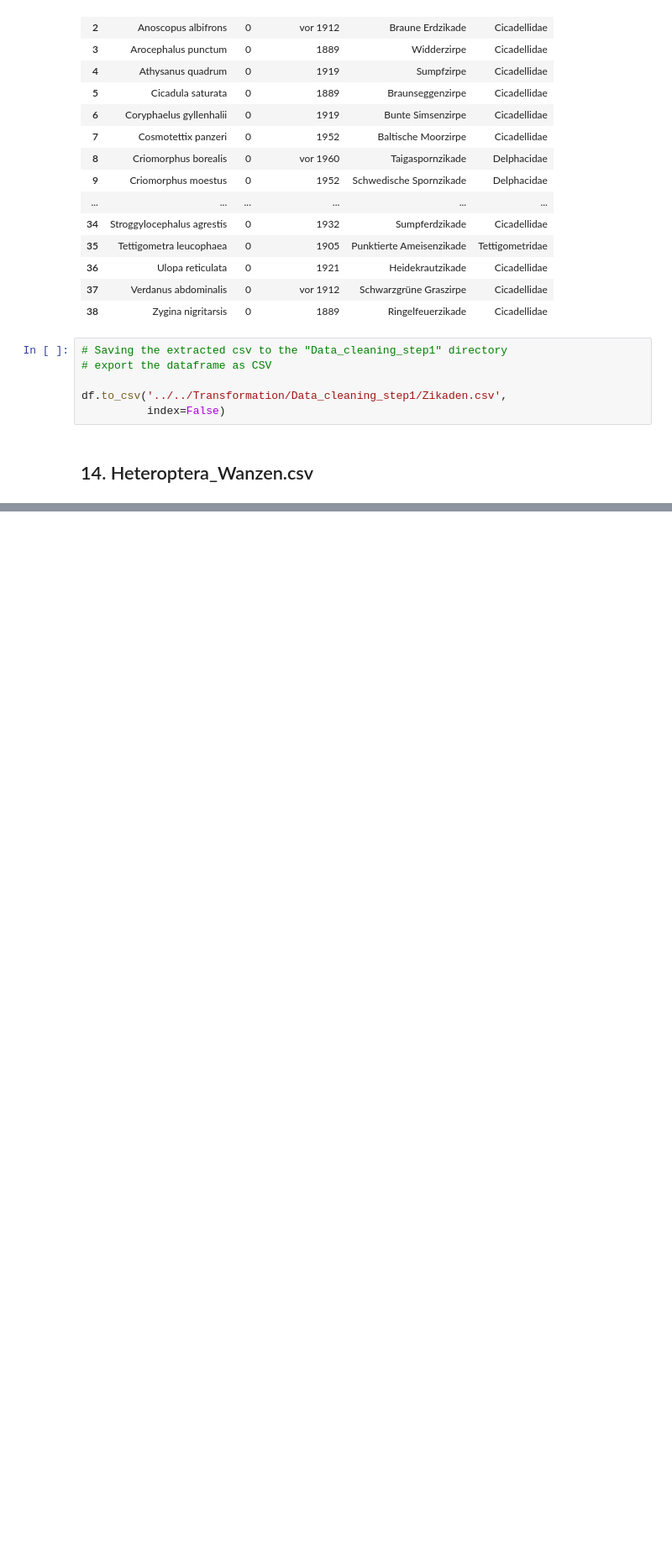
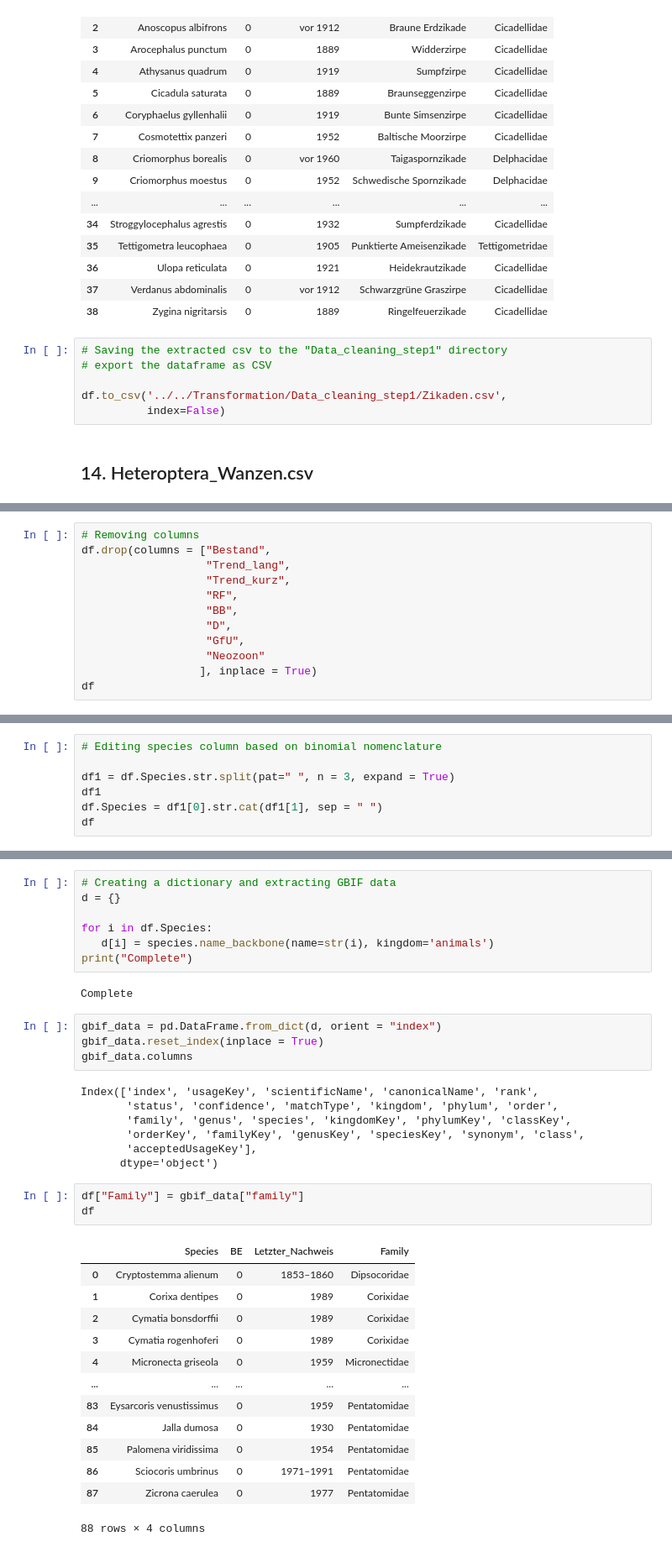
Before and after one commit to Zzzhenya/Berlin-red-list, a Jupyter notebook: Transformation/Raw_csv/Insecta.ipynb, the cells around one changed output, grey strips where cells are left out. Shown at 84% size. Drawn from its saved outputs; the diff is of its cells as text; blank space fills up the shorter version.

```diff
--- a/Transformation/Raw_csv/Insecta.ipynb
+++ b/Transformation/Raw_csv/Insecta.ipynb
@@ -1851,0 +1868,12 @@ df.to_csv('../../Transformation/Data_cleaning_step1/Zikaden.csv',
+# %%
+# Removing columns
+df.drop(columns = ["Bestand",
+                   "Trend_lang",
+                   "Trend_kurz",
+                   "RF",
+                   "BB",
+                   "D",
+                   "GfU",
+                   "Neozoon"
+                  ], inplace = True)
+df
@@ -1851,0 +1894,7 @@ df.to_csv('../../Transformation/Data_cleaning_step1/Zikaden.csv',
+# %%
+# Editing species column based on binomial nomenclature
+
+df1 = df.Species.str.split(pat=" ", n = 3, expand = True)
+df1
+df.Species = df1[0].str.cat(df1[1], sep = " ")
+df
@@ -1851,0 +1915,37 @@ df.to_csv('../../Transformation/Data_cleaning_step1/Zikaden.csv',
+# %%
+# Creating a dictionary and extracting GBIF data
+d = {}
+
+for i in df.Species:
+   d[i] = species.name_backbone(name=str(i), kingdom='animals')
+print("Complete")
+# %% [output]
+Complete
+# %%
+gbif_data = pd.DataFrame.from_dict(d, orient = "index")
+gbif_data.reset_index(inplace = True)
+gbif_data.columns
+# %% [output]
+Index(['index', 'usageKey', 'scientificName', 'canonicalName', 'rank',
+       'status', 'confidence', 'matchType', 'kingdom', 'phylum', 'order',
+       'family', 'genus', 'species', 'kingdomKey', 'phylumKey', 'classKey',
+       'orderKey', 'familyKey', 'genusKey', 'speciesKey', 'synonym', 'class',
+       'acceptedUsageKey'],
+      dtype='object')
+# %%
+df["Family"] = gbif_data["family"]
+df
+# %% [output]
+|  | Species | BE | Letzter_Nachweis | Family |
+| 0 | Cryptostemma alienum | 0 | 1853–1860 | Dipsocoridae |
+| 1 | Corixa dentipes | 0 | 1989 | Corixidae |
+| 2 | Cymatia bonsdorffii | 0 | 1989 | Corixidae |
+| 3 | Cymatia rogenhoferi | 0 | 1989 | Corixidae |
+| 4 | Micronecta griseola | 0 | 1959 | Micronectidae |
+| ... | ... | ... | ... | ... |
+| 83 | Eysarcoris venustissimus | 0 | 1959 | Pentatomidae |
+| 84 | Jalla dumosa | 0 | 1930 | Pentatomidae |
+| 85 | Palomena viridissima | 0 | 1954 | Pentatomidae |
+| 86 | Sciocoris umbrinus | 0 | 1971–1991 | Pentatomidae |
+| 87 | Zicrona caerulea | 0 | 1977 | Pentatomidae |
+88 rows × 4 columns
```
Also changed, not shown: parts of 69 cells of this notebook.
